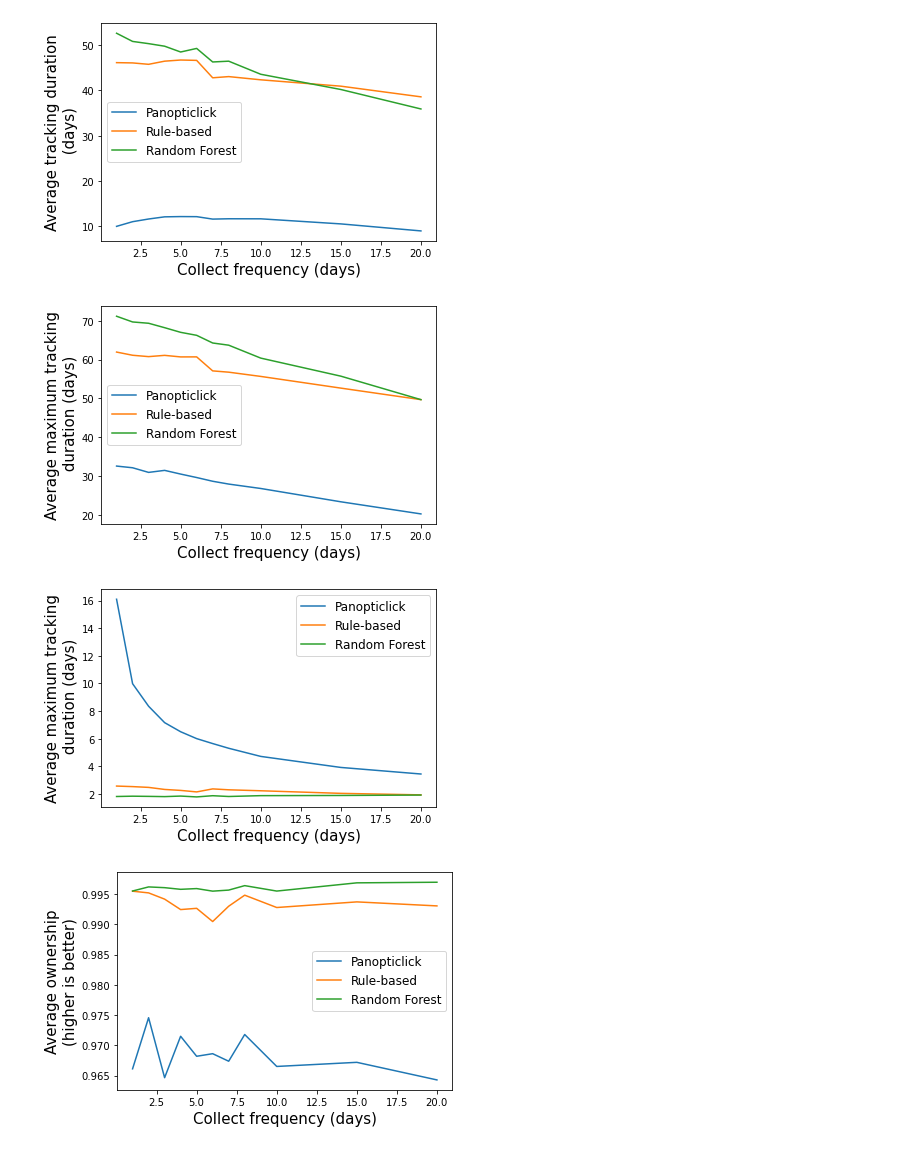
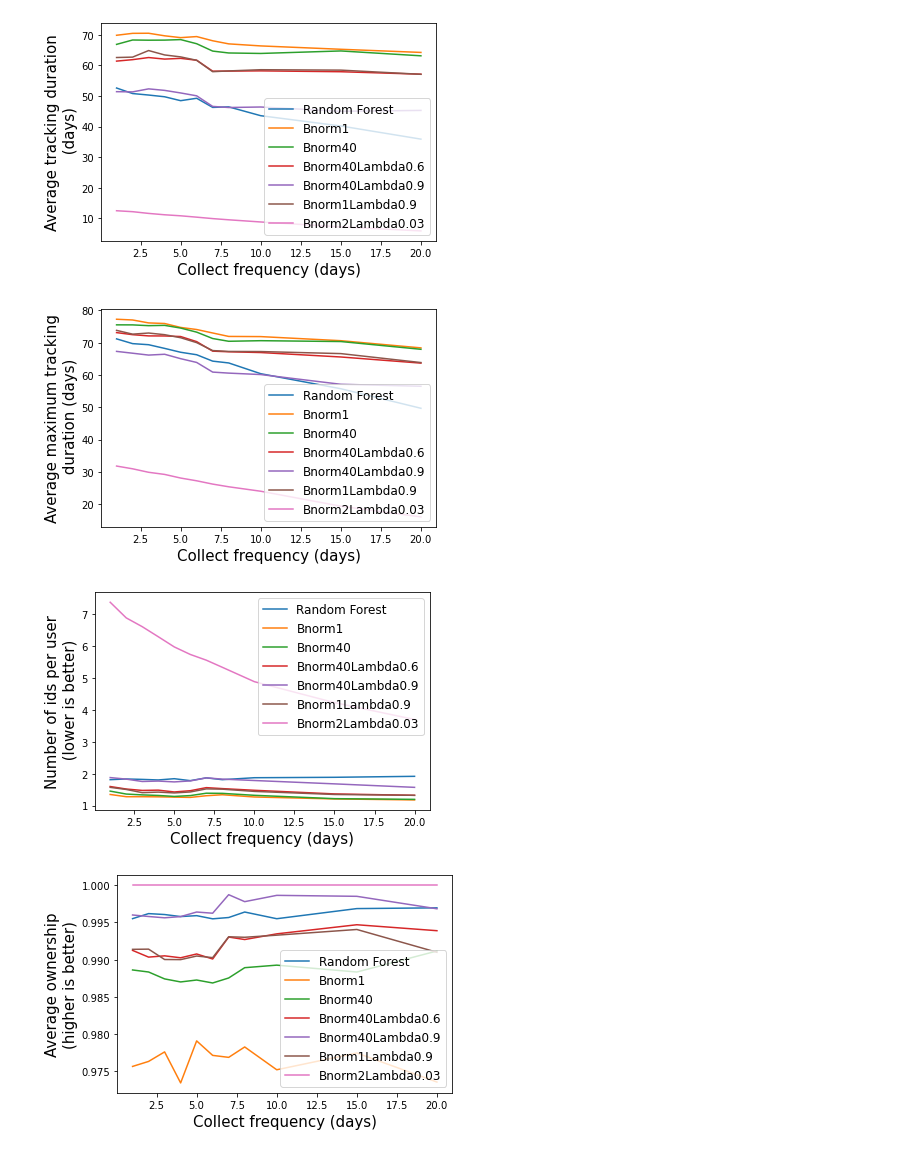
Before and after one commit to wzhang2022/FPStalker-1, a Jupyter notebook: notebooks/results_analysis.ipynb, the cells around one changed output. Drawn from its saved outputs; the diff is of its cells as text; code cells hidden in the pictures.

```diff
--- a/notebooks/results_analysis.ipynb
+++ b/notebooks/results_analysis.ipynb
@@ -105,40 +105,52 @@ def plot_data(df_label_list, x_name, y_name, x_label, y_label, save_loc):
     plt.xlabel(x_label, fontsize=15)
     plt.ylabel(y_label, fontsize=15)
 
     plt.legend(handles=lines, loc=0, fontsize=12)
     plt.savefig(save_loc, bbox_inches = 'tight')
     plt.show()
 
 def plot_data_from_list(df_label_list):
     # plot 1: nb_days vs nb_raw_days
     plot_data(df_label_list, "nb_days", "nb_raw_days",
                 'Collect frequency (days)', 'Average tracking duration\n (days)',
                 './raw_days_frequency.pdf')
 
     # plot 2: nb_days vs max_chain_ratio
     plot_data(df_label_list, "nb_days", "max_chain_ratio",
                 'Collect frequency (days)', 'Average maximum tracking\n duration (days)',
                 './raw_max_days_frequency.pdf')
 
     # plot 3: nb_days vs nb_day_to_nb_ids_user
     plot_data(df_label_list, "nb_days", "nb_days_to_nb_ids_user",
-                'Collect frequency (days)', 'Average maximum tracking\n duration (days)',
+                'Collect frequency (days)', 'Number of ids per user\n (lower is better)',
                 './raw_max_days_frequency.pdf')
 
     # plot 4: nb_days vs ownership
     plot_data(df_label_list, "nb_days", "ownership",
                 'Collect frequency (days)', 'Average ownership\n(higher is better)',
                 './ownership_frequency.pdf')
 
-df_eck = process_results_replay("logreg", "eckersley", 6)
-df_rule = process_results_replay("logreg", "rulebased", 6)
+# df_eck = process_results_replay("logreg", "eckersley", 6)
+# df_rule = process_results_replay("logreg", "rulebased", 6)
 df_ml = process_results_replay("randforest", "hybridalgo", 6)
+wbnorm1 = process_results_replay("wBatchNorm1", 'hybridalgo', 6)
+wbnorm20 = process_results_replay("wBatchNorm20", 'hybridalgo', 6)
+wbnorm40 = process_results_replay("wBatchNorm40", 'hybridalgo', 6)
+testbestlambdabatchnorm = process_results_replay("testbestlambdabatchnorm", 'hybridalgo', 6)
+wbnorm3 = process_results_replay("wBatchNorm3", 'hybridalgo', 6)
+batch09 = process_results_replay("batchnormlam.9", 'hybridalgo', 6)
+bnorm1lam09 = process_results_replay("bnorm1lam09", 'hybridalgo', 6)
+bnorm2lam003 = process_results_replay("bnorm2lam003", 'hybridalgo', 6)
 
-
-plot_data_from_list([(df_eck, "Panopticlick"), (df_rule, "Rule-based"), (df_ml, "Random Forest")])
+plot_data_from_list([(df_ml, "Random Forest"),
+                    (wbnorm1, "Bnorm1"), (wbnorm40, "Bnorm40"),
+                    (testbestlambdabatchnorm, "Bnorm40Lambda0.6"),
+                    (batch09, "Bnorm40Lambda0.9"),
+                    (bnorm1lam09, "Bnorm1Lambda0.9"),
+                    (bnorm2lam003, "Bnorm2Lambda0.03")])
 # %% [output]
-[figure, old version]
+[figure, new version]
-[figure, old version]
+[figure, new version]
-[figure, old version]
+[figure, new version]
-[figure, old version]
+[figure, new version]
 # %%
```
Also changed, not shown: parts of 5 cells of this notebook, 21 other files.
